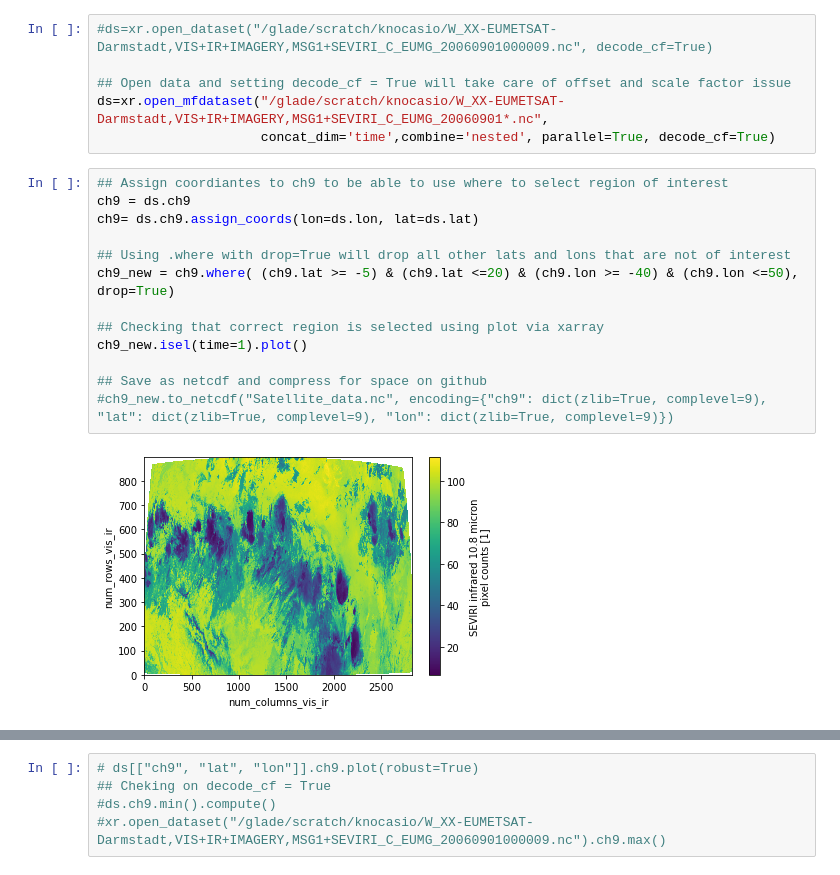
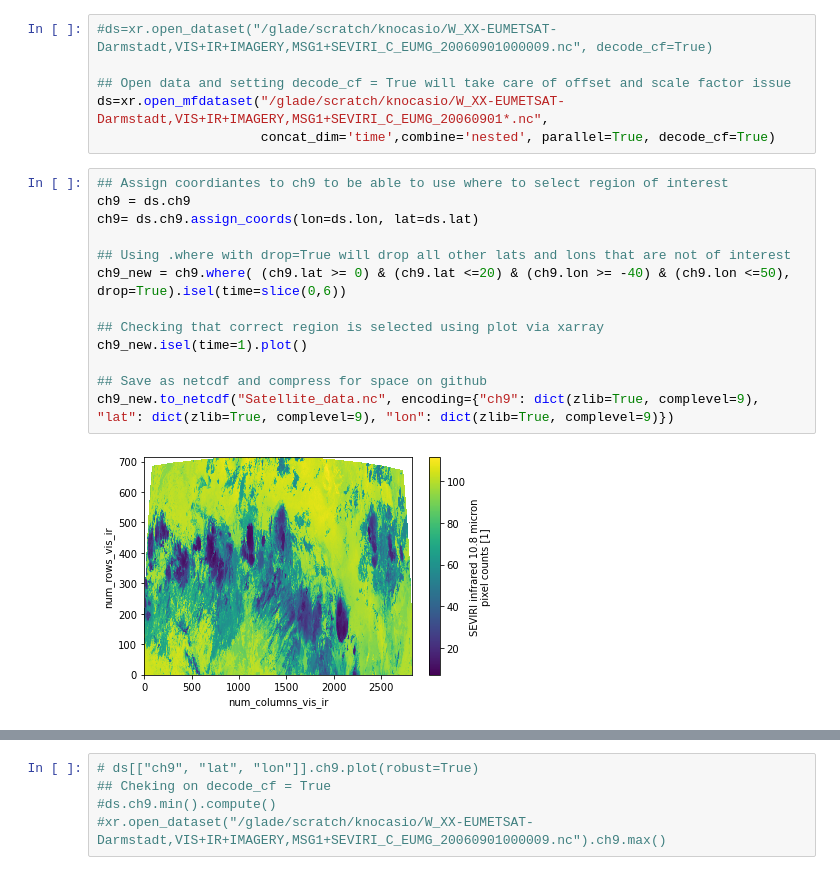
Before and after one commit to knubez/TAMS, a Jupyter notebook: TAMS_v2.0.ipynb, the cells around one changed output, grey strips where cells are left out. Saved outputs shown, nothing was run; the diff lists cells and outputs as text.

Commit message:
cut times for satellite data

```diff
--- a/TAMS_v2.0.ipynb
+++ b/TAMS_v2.0.ipynb
@@ -11,15 +11,15 @@ ds=xr.open_mfdataset("/glade/scratch/knocasio/W_XX-EUMETSAT-Darmstadt,VIS+IR+IMA
 # %%
 ## Assign coordiantes to ch9 to be able to use where to select region of interest
 ch9 = ds.ch9
 ch9= ds.ch9.assign_coords(lon=ds.lon, lat=ds.lat)
 
 ## Using .where with drop=True will drop all other lats and lons that are not of interest
-ch9_new = ch9.where( (ch9.lat >= -5) & (ch9.lat <=20) & (ch9.lon >= -40) & (ch9.lon <=50), drop=True)
+ch9_new = ch9.where( (ch9.lat >= 0) & (ch9.lat <=20) & (ch9.lon >= -40) & (ch9.lon <=50), drop=True).isel(time=slice(0,6))
 
 ## Checking that correct region is selected using plot via xarray
 ch9_new.isel(time=1).plot()
 
 ## Save as netcdf and compress for space on github
-#ch9_new.to_netcdf("Satellite_data.nc", encoding={"ch9": dict(zlib=True, complevel=9), "lat": dict(zlib=True, complevel=9), "lon": dict(zlib=True, complevel=9)})
+ch9_new.to_netcdf("Satellite_data.nc", encoding={"ch9": dict(zlib=True, complevel=9), "lat": dict(zlib=True, complevel=9), "lon": dict(zlib=True, complevel=9)})
 # %% [output]
-[figure, old version]
+[figure, new version]
```
Also changed, not shown: parts of 1 cell of this notebook.
